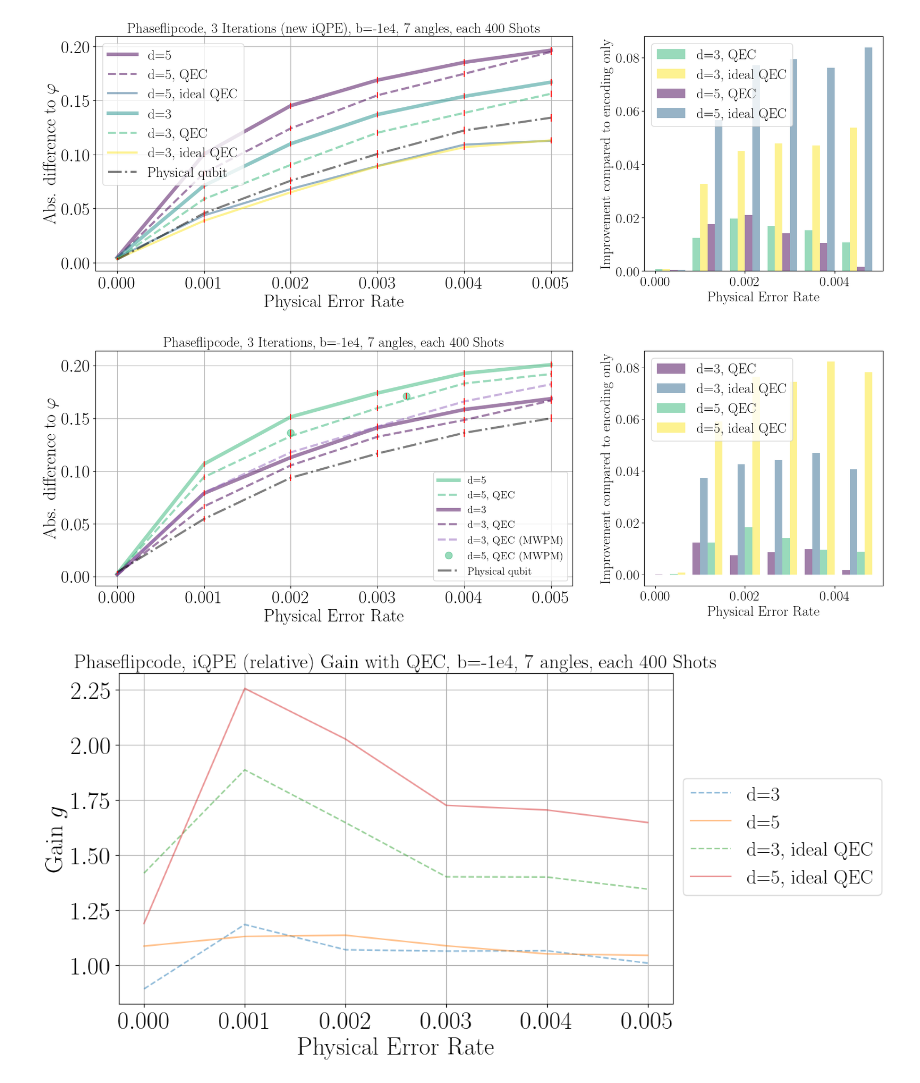
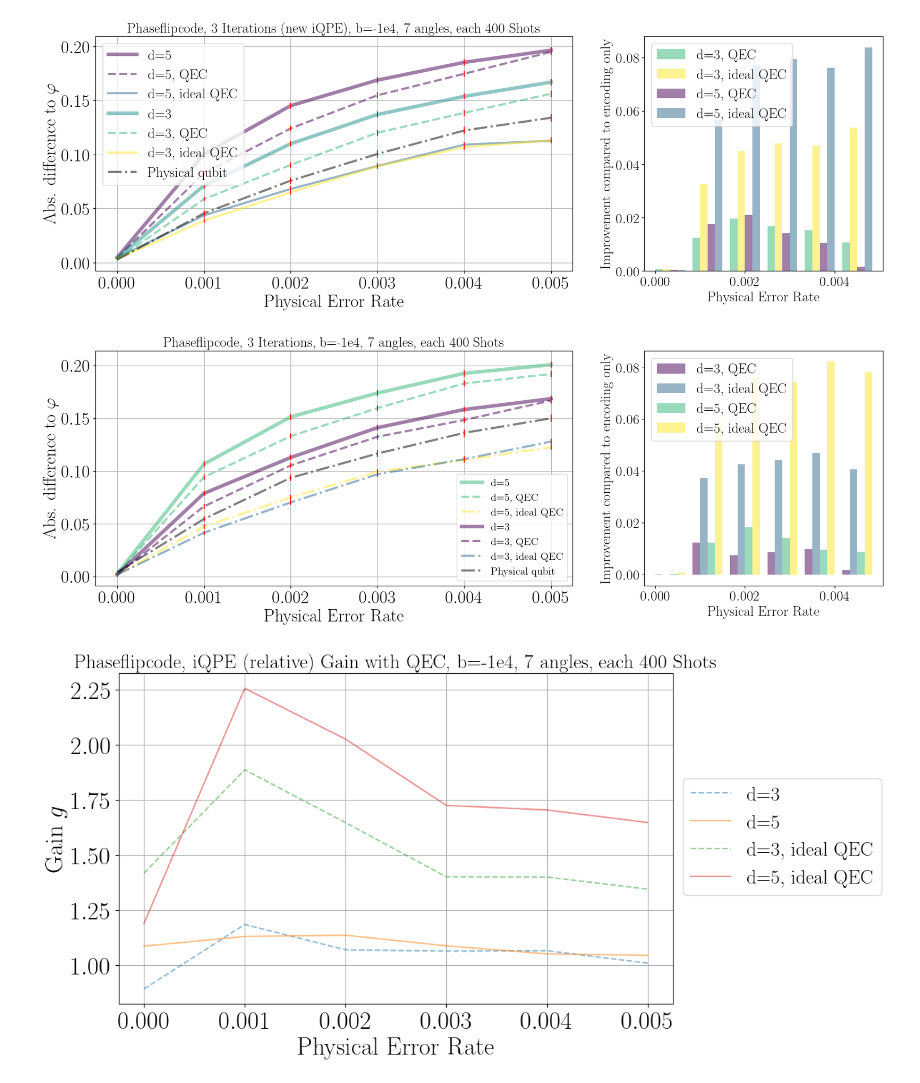
Before and after one commit to RicemanBoy/iqpe, a Jupyter notebook: repcode.ipynb, the cells around one changed output. Cells and saved outputs as stored; diff of their text form; code cells hidden in the pictures.

```diff
--- a/repcode.ipynb
+++ b/repcode.ipynb
@@ -501,8 +499,8 @@ ax1.errorbar(p, y, yerr=err, ecolor="red", linestyle="")
 ax1.plot(p,y_qec, label="d=5, QEC", marker = "",markersize = 20, alpha = 0.5, linestyle="--", color=colors[4], linewidth=3)
 ax1.errorbar(p, y_qec, yerr=err_qec, ecolor="red", linestyle="")
 
-# ax1.plot(p4,y_qec4, label="d=5, ideal QEC", marker = "",markersize = 20, alpha = 0.5, linestyle="-.", color=colors[6], linewidth=3)
-# ax1.errorbar(p4, y_qec4, yerr=err_qec4, ecolor="red", linestyle="")
+ax1.plot(p4,y_qec4, label="d=5, ideal QEC", marker = "",markersize = 20, alpha = 0.5, linestyle="-.", color=colors[6], linewidth=3)
+ax1.errorbar(p4, y_qec4, yerr=err_qec4, ecolor="red", linestyle="")
 
 ################## d=3 Phaseflipcode #####################
 ax1.plot(p1,y1, label="d=3", marker = "",markersize = 20, alpha = 0.5, linestyle="-", color=colors[0], linewidth=5)
@@ -511,16 +509,16 @@ ax1.errorbar(p1, y1, yerr=err1, ecolor="red", linestyle="")
 ax1.plot(p1,y_qec1, label="d=3, QEC", marker = "",markersize = 20, alpha = 0.5, linestyle="--", color=colors[0], linewidth=3)
 ax1.errorbar(p1, y_qec1, yerr=err_qec1, ecolor="red", linestyle="")
 
-# ax1.plot(p2, y_qec2, label="d=3, ideal QEC", marker = "",markersize = 20, alpha = 0.5, linestyle="-.", color=colors[2], linewidth=3)
-# ax1.errorbar(p2, y_qec2, yerr=err_qec2, ecolor="red", linestyle="")
+ax1.plot(p2, y_qec2, label="d=3, ideal QEC", marker = "",markersize = 20, alpha = 0.5, linestyle="-.", color=colors[2], linewidth=3)
+ax1.errorbar(p2, y_qec2, yerr=err_qec2, ecolor="red", linestyle="")
 
-ax1.plot(p3, y_qec3, label="d=3, QEC (MWPM)", marker = "", markersize = 20, alpha = 0.5, linestyle="--", linewidth=3)
-ax1.errorbar(p3, y_qec3, yerr=err_qec3, ecolor="red", linestyle="")
+# ax1.plot(p3, y_qec3, label="d=3, QEC (MWPM)", marker = "", markersize = 20, alpha = 0.5, linestyle="--", linewidth=3)
+# ax1.errorbar(p3, y_qec3, yerr=err_qec3, ecolor="red", linestyle="")
 
 ################d=5 QEC block#####################
 
-ax1.plot(p5, y_qec5, label="d=5, QEC (MWPM)", marker = ".",markersize = 20, alpha = 0.5, color=colors[4], linestyle="")
-ax1.errorbar(p5, y_qec5, yerr=err_qec5, ecolor="red", linestyle="")
+# ax1.plot(p5, y_qec5, label="d=5, QEC (MWPM)", marker = ".",markersize = 20, alpha = 0.5, color=colors[4], linestyle="")
+# ax1.errorbar(p5, y_qec5, yerr=err_qec5, ecolor="red", linestyle="")
 
 # ax1.plot(p6, y_qec6, label="d=5, QEC (block)", marker = ".",markersize = 20, alpha = 0.5, linestyle="")
 # ax1.errorbar(p6, y_qec6, yerr=err_qec6, ecolor="red", linestyle="")
@@ -589,34 +587,34 @@ ax2.bar(
     x + 3 * bar_width,
     d5_qec_ideal_counts,
     width=bar_width,
     align="edge",
     alpha=0.5,
     color=colors[6],
     label="d=5, ideal QEC"
 )
 
 
 ax2.legend(fontsize=20)
 
 ax2.tick_params(axis='both', which='major', labelsize=20)
 ax2.set_xlabel("Physical Error Rate", fontsize=20)
 ax2.set_ylabel(r"Improvement compared to encoding only", fontsize=20)
 
 
 ax1.set_title(r"Phaseflipcode, 3 Iterations, b=-1e4, 7 angles, each {} Shots".format(int(shots)), fontsize=20)
 ax1.set_xlabel("Physical Error Rate", fontsize=25)
 ax1.set_ylabel(r"Abs. difference to $\varphi$", fontsize=25)
 ax1.tick_params(axis='both', which='major', labelsize=25)
 ax1.grid()
 # ax1.set_xscale("log")
 # fig.legend(loc="center left", bbox_to_anchor=(0.9, 0.5), fontsize=20)# ax1.legend(fontsize=20)
 
 
 #plt.tight_layout()
 # plt.savefig("14.png", bbox_inches="tight" ,dpi=200)
 plt.show()
 # %% [output]
-[figure, old version]
+[figure, new version]
 # %%
 #Based on previous plot: Look at performance improvement with QEC compared to no QEC at all
 
```
Also changed, not shown: parts of 1 cell of this notebook, 3 other files.
